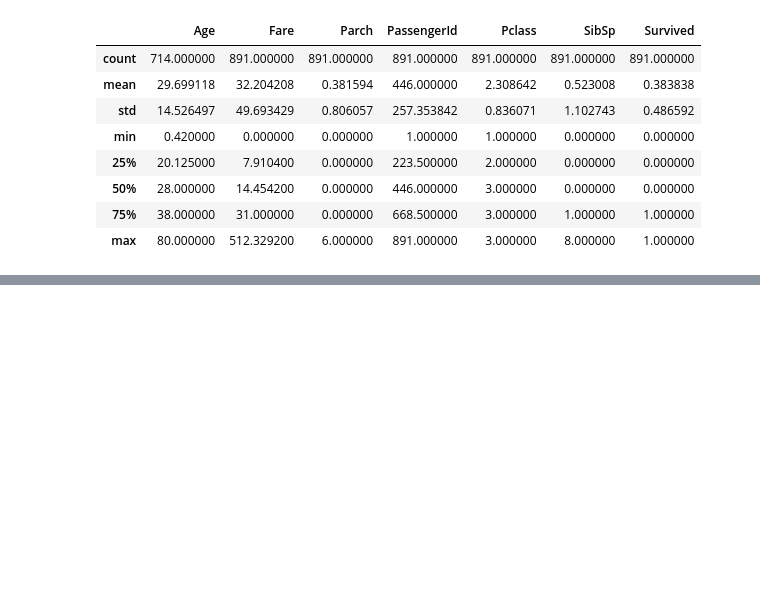
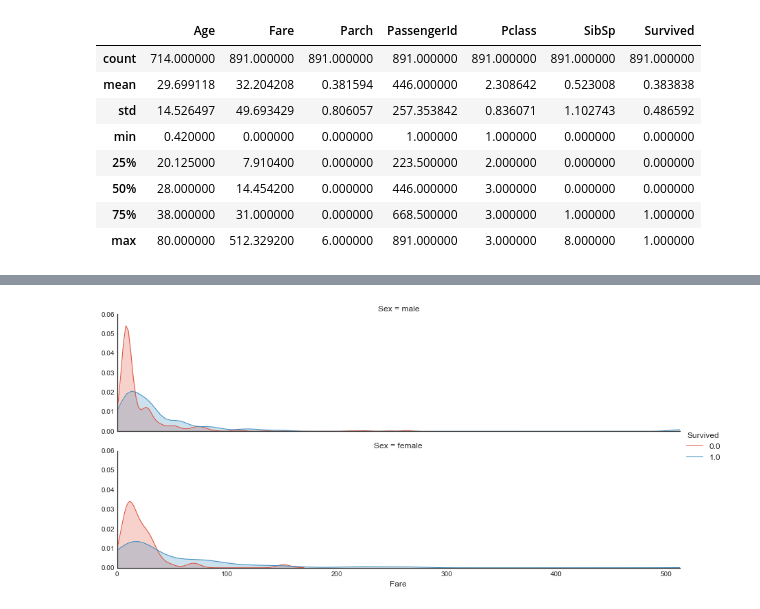
Before and after one commit to tanle8/1-titanic, a Jupyter notebook: Titanic.ipynb, the cells around one changed output, grey strips where cells are left out. Cells and saved outputs as stored; diff of their text form; code cells hidden in the pictures; blank space fills up the shorter version.

```diff
--- a/Titanic.ipynb
+++ b/Titanic.ipynb
@@ -248,0 +275,6 @@ titanic.describe()
+# %%
+# Excersise 1
+# Plot distributions of Fare of passangers who survived or did not survive
+plot_distribution( titanic, var = 'Fare', target = 'Survived', row = 'Sex' )
+# %% [output]
+[figure, added]
```
Also changed, not shown: parts of 13 cells of this notebook.
